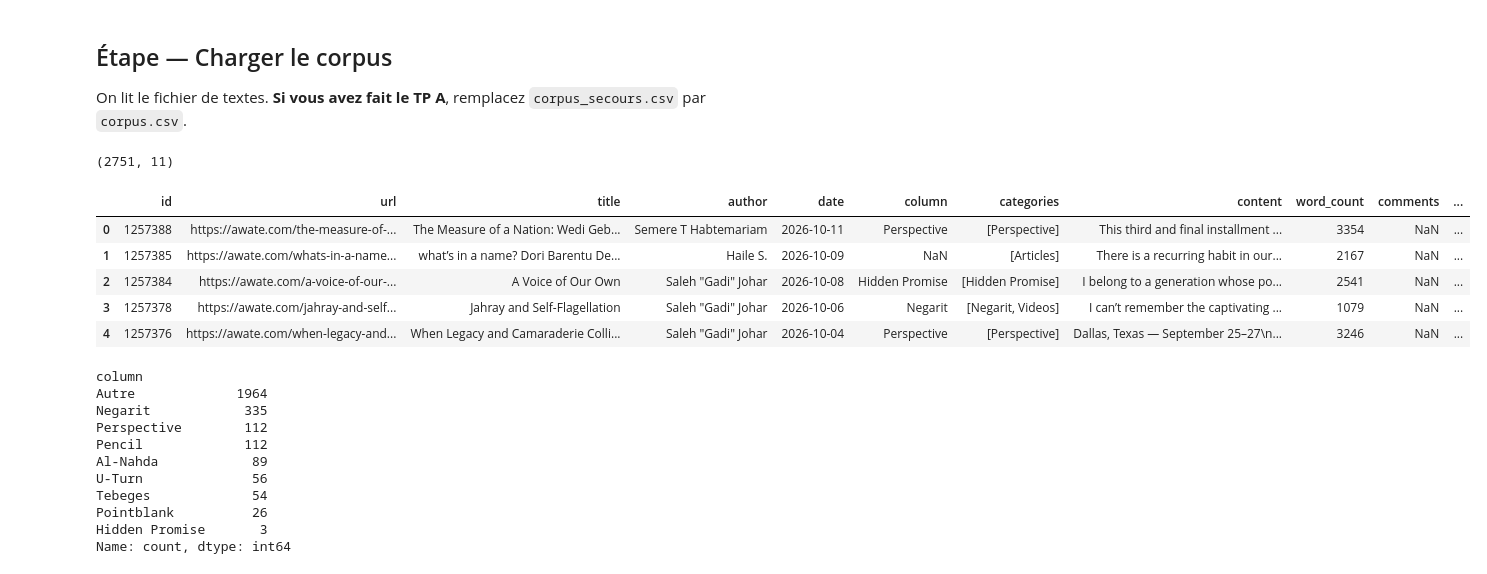
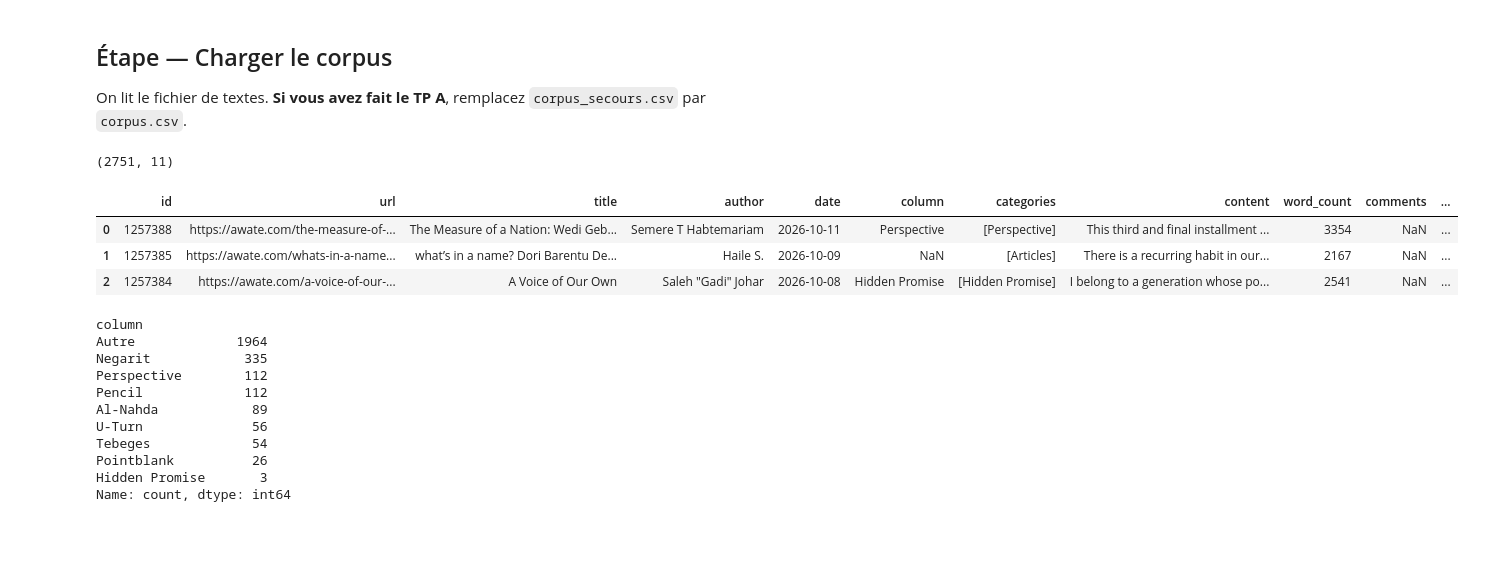
Before and after one commit to Tesfabirhan-WR/deep_learning, a Jupyter notebook: b-premier-reseau.ipynb, the cells around one changed output. Saved outputs shown, nothing was run; the diff lists cells and outputs as text; code cells hidden in the pictures; blank space fills up the shorter version.

```diff
--- a/b-premier-reseau.ipynb
+++ b/b-premier-reseau.ipynb
@@ -38,15 +38,13 @@ On lit le fichier de textes. **Si vous avez fait le TP A**, remplacez `corpus_se
 # %%
 corpus = pd.read_json("awate_articles.json") # lit le fichier JSON
 print(corpus.shape)                          # (nombre de lignes, nombre de colonnes)
-corpus.head()                                # affiche les 5 premières lignes
+corpus.head(3)                                # affiche les 5 premières lignes
 # %% [output]
 (2751, 11)
 |  | id | url | title | author | date | column | categories | content | word_count | comments | ... |
 | 0 | 1257388 | https://awate.com/the-measure-of-... | The Measure of a Nation: Wedi Geb... | Semere T Habtemariam | 2026-10-11 | Perspective | [Perspective] | This third and final installment ... | 3354 | NaN | ... |
 | 1 | 1257385 | https://awate.com/whats-in-a-name... | what’s in a name? Dori Barentu De... | Haile S. | 2026-10-09 | NaN | [Articles] | There is a recurring habit in our... | 2167 | NaN | ... |
 | 2 | 1257384 | https://awate.com/a-voice-of-our-... | A Voice of Our Own | Saleh "Gadi" Johar | 2026-10-08 | Hidden Promise | [Hidden Promise] | I belong to a generation whose po... | 2541 | NaN | ... |
-| 3 | 1257378 | https://awate.com/jahray-and-self... | Jahray and Self-Flagellation | Saleh "Gadi" Johar | 2026-10-06 | Negarit | [Negarit, Videos] | I can’t remember the captivating ... | 1079 | NaN | ... |
-| 4 | 1257376 | https://awate.com/when-legacy-and... | When Legacy and Camaraderie Colli... | Saleh "Gadi" Johar | 2026-10-04 | Perspective | [Perspective] | Dallas, Texas — September 25–27\n... | 3246 | NaN | ... |
 # %%
 print(corpus["column"].fillna("Autre").value_counts())
 # %% [output]
```
Also changed, not shown: parts of 16 cells of this notebook, 3 other files.
